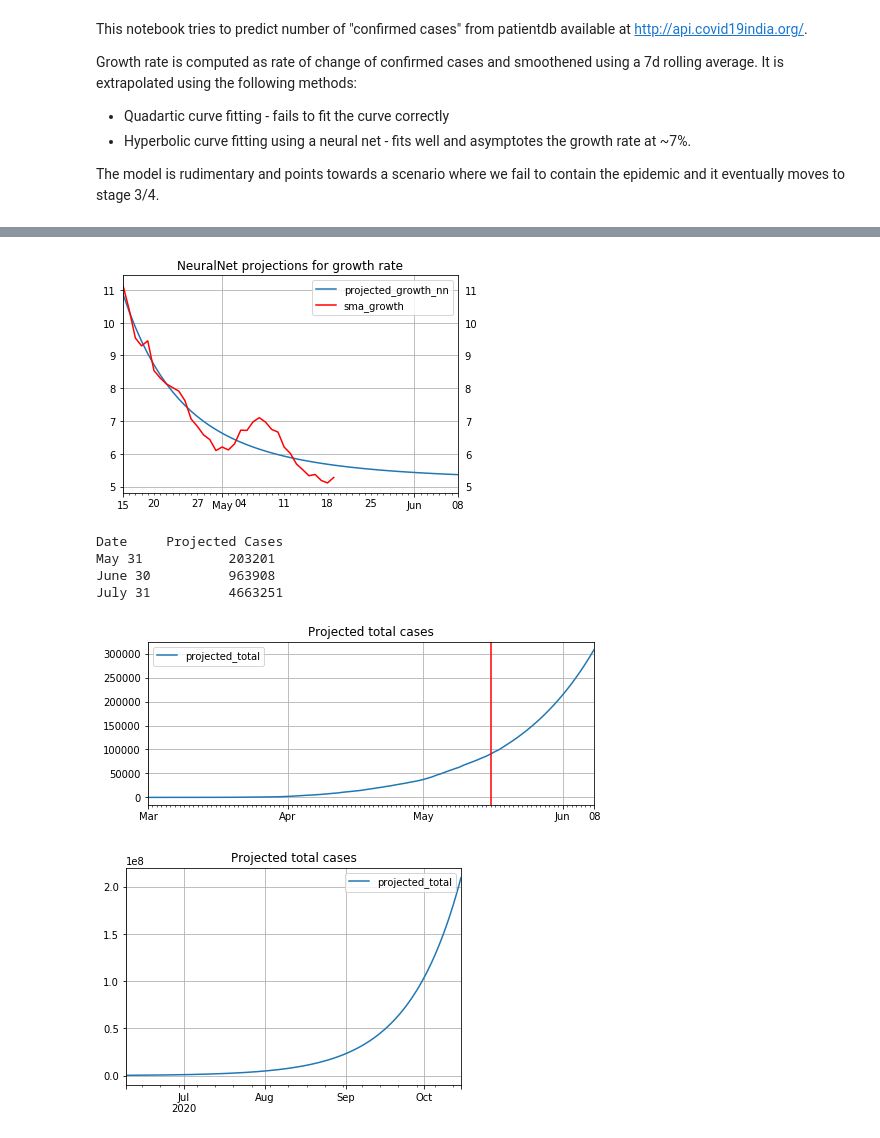
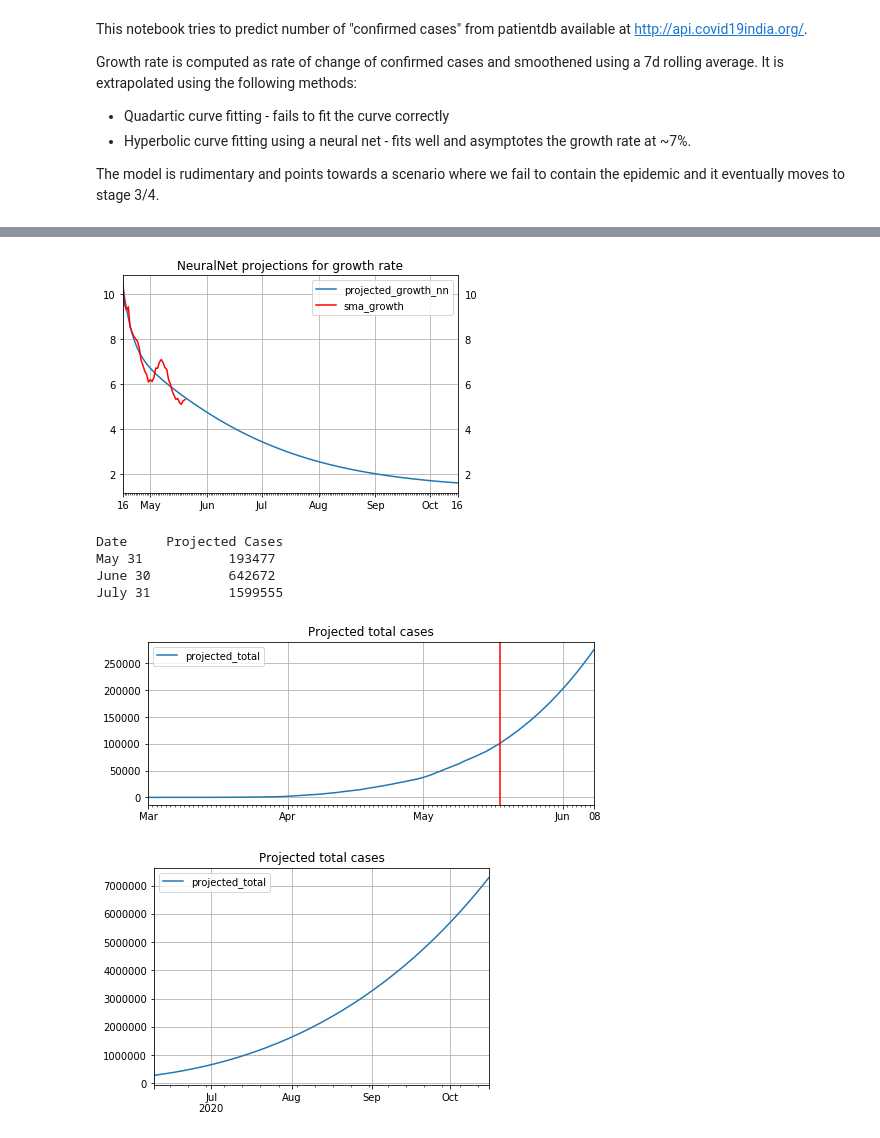
Before and after one commit to VICS-CORE/stats, a Jupyter notebook: 01_Basic_predictions_extended.ipynb, the cells around one changed output, grey strips where cells are left out. Saved outputs shown, nothing was run; the diff lists cells and outputs as text; code cells hidden in the pictures.

Commit message:
Updated non-linearity with logistic fn instead of tanh, since growth is always positive.

```diff
--- a/01_Basic_predictions_extended.ipynb
+++ b/01_Basic_predictions_extended.ipynb
@@ -114,26 +114,27 @@ ax.xaxis.set_minor_locator(mn_l)
 # %%
 # train a neural network with hyperbolic activation function from day_of_yr => sma_growth
-regressor = MLPRegressor(hidden_layer_sizes = (100,), activation = 'tanh', solver='lbfgs', max_iter=500)
+regressor = MLPRegressor(hidden_layer_sizes = (100,), activation = 'logistic', solver='lbfgs', max_iter=500)
+# regressor = MLPRegressor(hidden_layer_sizes = (100,), activation = 'tanh', solver='lbfgs', max_iter=500)
 _ = regressor.fit(X=fit_df[['day_of_yr']], y=fit_df['sma_growth'])
 # %%
 projections['projected_growth_nn'] = regressor.predict(X=projections[['day_of_yr']])
-ax = projections[start_idx:end_idx+20].plot(
+ax = projections[start_idx:end_idx+150].plot(
     y='projected_growth_nn',
     grid=True
 )
-_ = projections[start_idx:end_idx+20].plot(
+_ = projections[start_idx:end_idx+150].plot(
     y='sma_growth',
     color='red',
     title="NeuralNet projections for growth rate",
     ax=ax,
     grid=True
 )
 
 ax.xaxis.set_major_formatter(mj_f)
 ax.xaxis.set_minor_locator(mn_l)
 ax.tick_params(labeltop=False, labelright=True)
 # %% [output]
-[figure, old version]
+[figure, new version]
 # %%
 # compute total and daily numbers based on projected rate
 prev_row_total = 0
@@ -156,7 +157,7 @@ ax = projections[0:100].plot(
 )
 ax.xaxis.set_major_formatter(mj_f)
 ax.xaxis.set_minor_locator(mn_l)
-ax.axvline(x=dt.datetime(day=16, month=5, year=2020), color='red')
+ax.axvline(x=dt.datetime(day=18, month=5, year=2020), color='red')
 
 #print("Projected death Count on ",projections.index[91].strftime("%B %d") , "is", projections['projected_total'][91])
 print("Date\t Projected Cases")
@@ -166,14 +167,14 @@ print(projections.index[152].strftime("%B %d"),"\t", projections['projected_tota
 #projections[90:96]
 # %% [output]
 Date     Projected Cases
-May 31           203201
-June 30          963908
-July 31          4663251
+May 31           193477
+June 30          642672
+July 31          1599555
-[figure, old version]
+[figure, new version]
 # %%
 # plot next 100 days
 _ = projections[100:].plot(y='projected_total', title="Projected total cases", grid='True')
 
 #projections[130:10]
 # %% [output]
-[figure, old version]
+[figure, new version]
```
Also changed, not shown: parts of 4 cells of this notebook.
